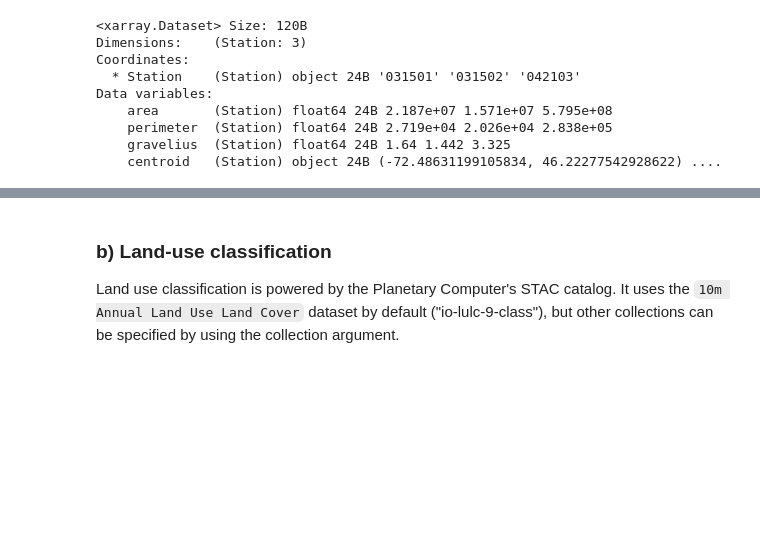
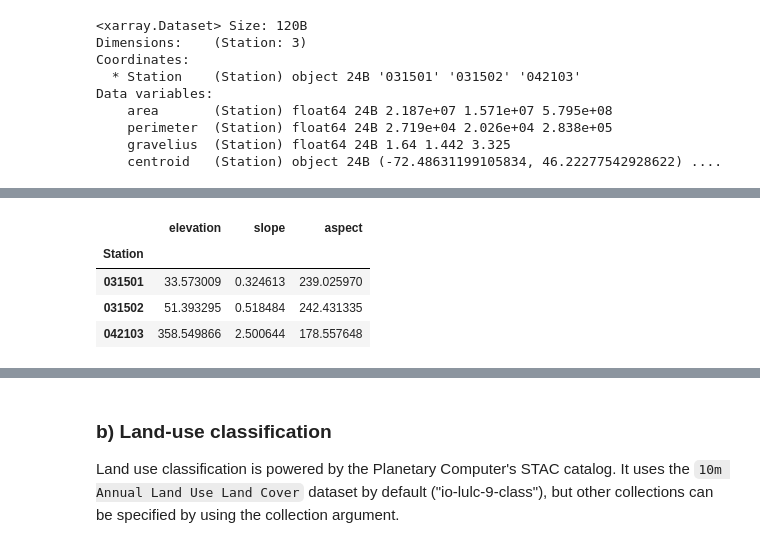
Before and after one commit to hydrologie/xhydro, a Jupyter notebook: docs/notebooks/gis.ipynb, the cells around one changed output, grey strips where cells are left out. Drawn from its saved outputs; the diff is of its cells as text; code cells hidden in the pictures; blank space fills up the shorter version.

```diff
--- a/docs/notebooks/gis.ipynb
+++ b/docs/notebooks/gis.ipynb
@@ -124,0 +135,41 @@ AttributeError: module 'xhydro.gis' has no attribute 'elevation_properties'
+# %%
+data = {
+    "elevation": {
+        "031501": 33.57301026813054,
+        "031502": 51.393294334667644,
+        "042103": 358.5498543002855,
+    },
+    "slope": {
+        "031501": 0.32461288571357727,
+        "031502": 0.5184836387634277,
+        "042103": 2.5006439685821533,
+    },
+    "aspect": {
+        "031501": 239.02597045898438,
+        "031502": 242.43133544921875,
+        "042103": 178.55764770507812,
+    },
+}
+
+df = pd.DataFrame.from_dict(data).astype("float32")
+df.index.names = ["Station"]
+
+surface_properties_data = df
+
+_properties_name = ["elevation", "slope", "aspect"]
+unique_id = "Station"
+
+df_properties = xhgis.surface_properties(gdf, unique_id=unique_id)
+
+pd.testing.assert_frame_equal(
+    df_properties[_properties_name],
+    surface_properties_data[_properties_name],
+)
+# %%
+surface_properties_data
+# %% [output]
+|  | elevation | slope | aspect |
+| Station |  |  |  |
+| 031501 | 33.573009 | 0.324613 | 239.025970 |
+| 031502 | 51.393295 | 0.518484 | 242.431335 |
+| 042103 | 358.549866 | 2.500644 | 178.557648 |
```
Also changed, not shown: parts of 10 cells of this notebook, 5 other files.
